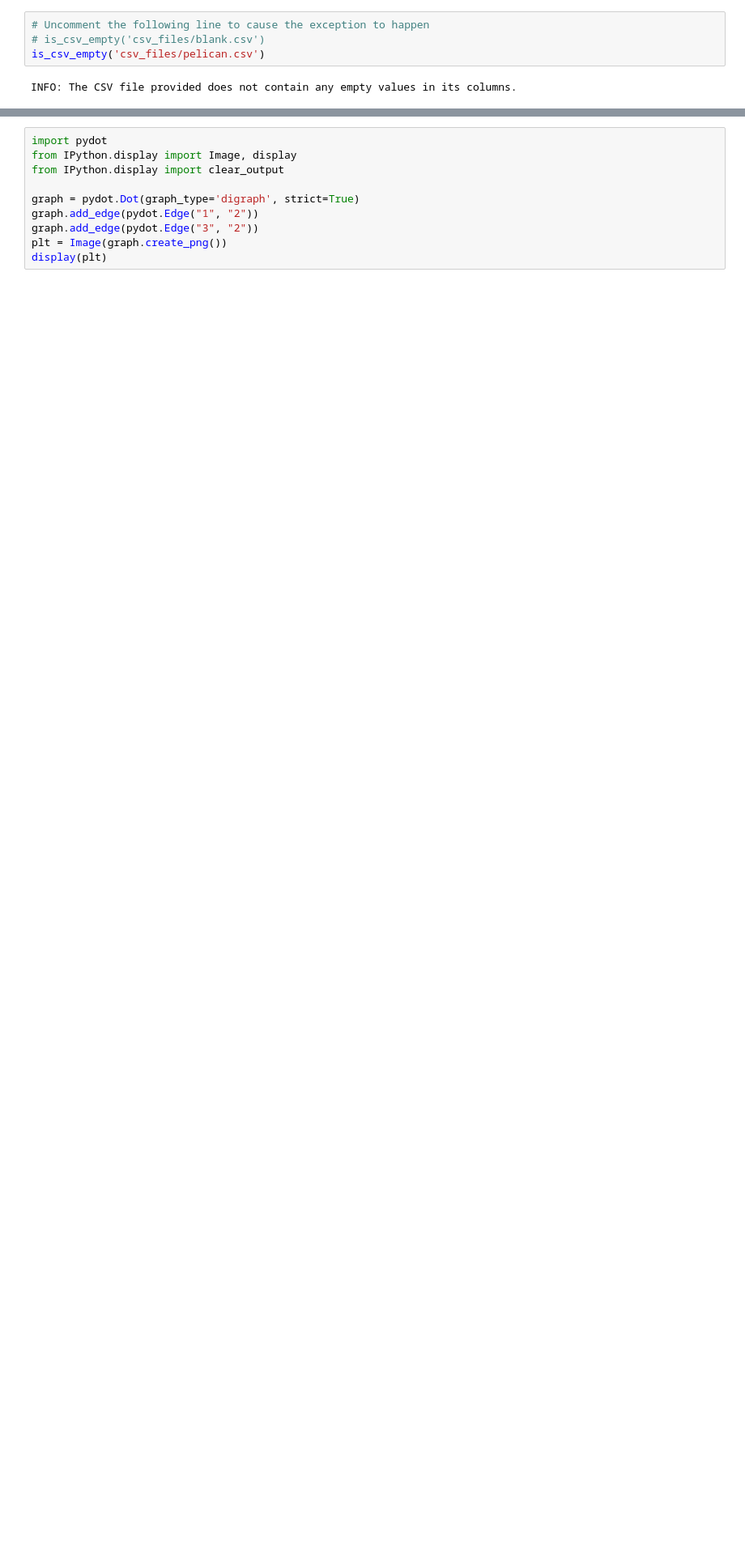
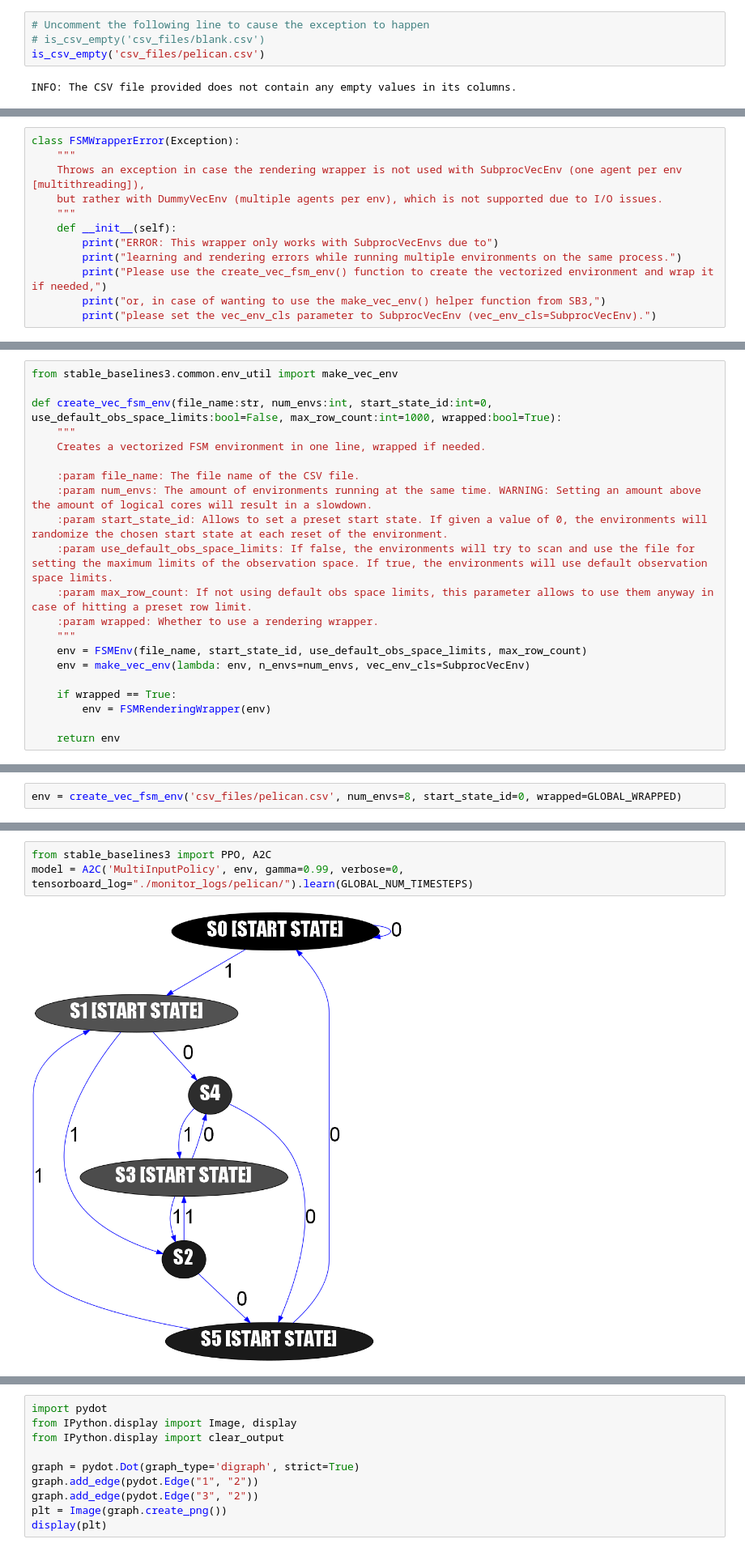
Before and after one commit to mlegas/FSM-reinforcement-learning, a Jupyter notebook: fsm_env.ipynb, the cells around one changed output, grey strips where cells are left out. Shown: that part at 81% size. Saved outputs shown, nothing was run; the diff lists cells and outputs as text; blank space fills up the shorter version.

Commit message:
Further documentation work. Fixed counting visits in the rendering wrapper. Added quality of life improvements.

```diff
--- a/fsm_env.ipynb
+++ b/fsm_env.ipynb
@@ -885,0 +717,12 @@ Amount of rows: 8
+# %%
+class FSMWrapperError(Exception):
+    """
+    Throws an exception in case the rendering wrapper is not used with SubprocVecEnv (one agent per env [multithreading]),
+    but rather with DummyVecEnv (multiple agents per env), which is not supported due to I/O issues.
+    """
+    def __init__(self):
+        print("ERROR: This wrapper only works with SubprocVecEnvs due to")
+        print("learning and rendering errors while running multiple environments on the same process.")
+        print("Please use the create_vec_fsm_env() function to create the vectorized environment and wrap it if needed,")
+        print("or, in case of wanting to use the make_vec_env() helper function from SB3,")
+        print("please set the vec_env_cls parameter to SubprocVecEnv (vec_env_cls=SubprocVecEnv).")
@@ -885,0 +938,21 @@ Amount of rows: 8
+# %%
+from stable_baselines3.common.env_util import make_vec_env
+
+def create_vec_fsm_env(file_name:str, num_envs:int, start_state_id:int=0, use_default_obs_space_limits:bool=False, max_row_count:int=1000, wrapped:bool=True):
+    """
+    Creates a vectorized FSM environment in one line, wrapped if needed.
+
+    :param file_name: The file name of the CSV file.
+    :param num_envs: The amount of environments running at the same time. WARNING: Setting an amount above the amount of logical cores will result in a slowdown.
+    :param start_state_id: Allows to set a preset start state. If given a value of 0, the environments will randomize the chosen start state at each reset of the environment.
+    :param use_default_obs_space_limits: If false, the environments will try to scan and use the file for setting the maximum limits of the observation space. If true, the environments will use default observation space limits.
+    :param max_row_count: If not using default obs space limits, this parameter allows to use them anyway in case of hitting a preset row limit.
+    :param wrapped: Whether to use a rendering wrapper.
+    """
+    env = FSMEnv(file_name, start_state_id, use_default_obs_space_limits, max_row_count)
+    env = make_vec_env(lambda: env, n_envs=num_envs, vec_env_cls=SubprocVecEnv)
+
+    if wrapped == True:
+        env = FSMRenderingWrapper(env)
+
+    return env
@@ -885,0 +979,2 @@ Amount of rows: 8
+# %%
+env = create_vec_fsm_env('csv_files/pelican.csv', num_envs=8, start_state_id=0, wrapped=GLOBAL_WRAPPED)
@@ -885,0 +997,5 @@ Amount of rows: 8
+# %%
+from stable_baselines3 import PPO, A2C
+model = A2C('MultiInputPolicy', env, gamma=0.99, verbose=0, tensorboard_log="./monitor_logs/pelican/").learn(GLOBAL_NUM_TIMESTEPS)
+# %% [output]
+[figure, added]
```
Also changed, not shown: parts of 85 cells of this notebook, 4 other files.
